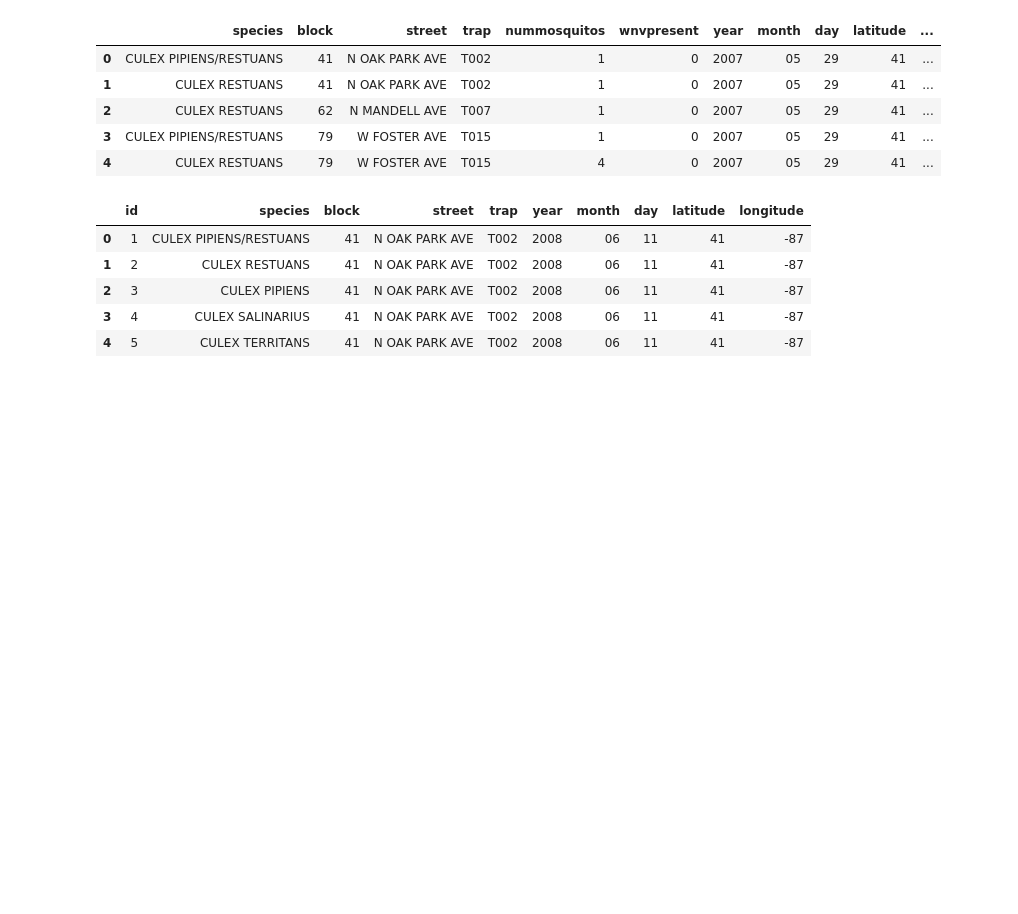
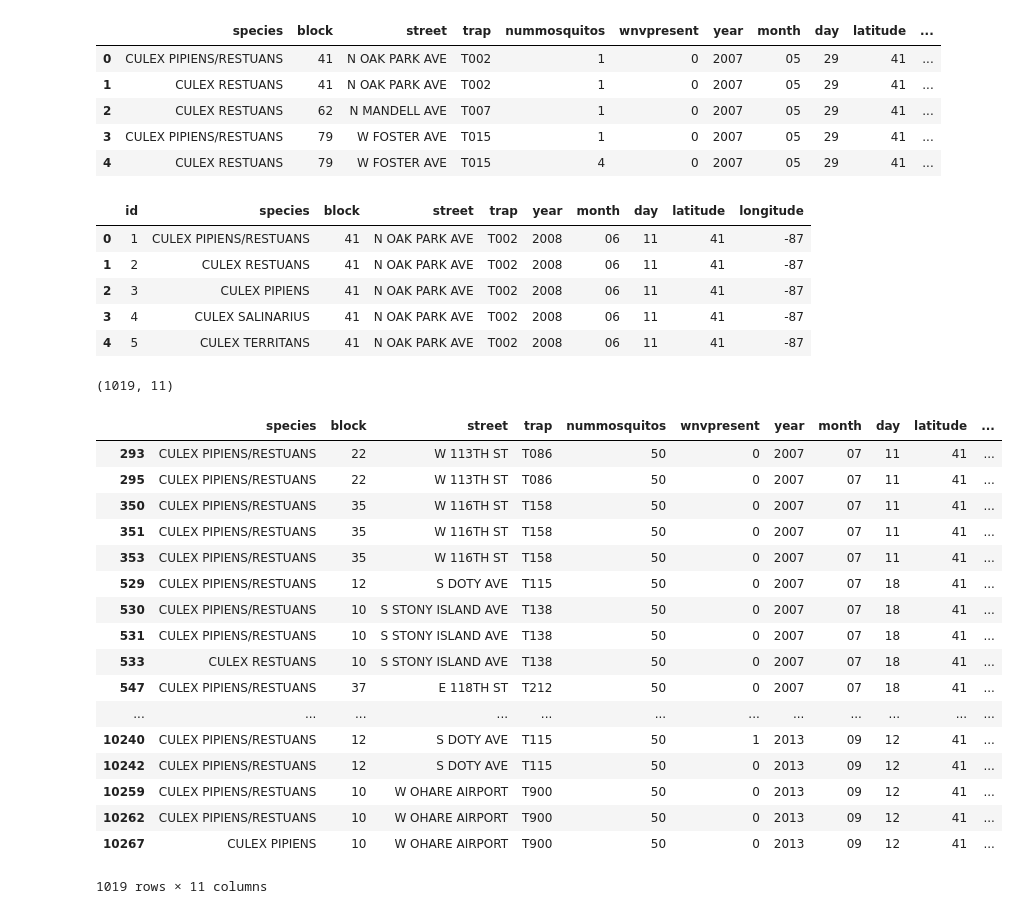
Before and after one commit to cheekeet86/project_4, a Jupyter notebook: code/1_clean_train_test.ipynb, the cells around one changed output. Cells and saved outputs as stored; diff of their text form; code cells hidden in the pictures; blank space fills up the shorter version.

Commit message:
clean test train and spray data, wip

```diff
--- a/code/1_clean_train_test.ipynb
+++ b/code/1_clean_train_test.ipynb
@@ -122,3 +122,28 @@ test.head()
 | 2 | 3 | CULEX PIPIENS | 41 | N OAK PARK AVE | T002 | 2008 | 06 | 11 | 41 | -87 |
 | 3 | 4 | CULEX SALINARIUS | 41 | N OAK PARK AVE | T002 | 2008 | 06 | 11 | 41 | -87 |
 | 4 | 5 | CULEX TERRITANS | 41 | N OAK PARK AVE | T002 | 2008 | 06 | 11 | 41 | -87 |
+# %%
+train[train.nummosquitos==50].shape
+# %% [output]
+(1019, 11)
+# %%
+train[train.nummosquitos==50]
+# %% [output]
+|  | species | block | street | trap | nummosquitos | wnvpresent | year | month | day | latitude | ... |
+| 293 | CULEX PIPIENS/RESTUANS | 22 | W 113TH ST | T086 | 50 | 0 | 2007 | 07 | 11 | 41 | ... |
+| 295 | CULEX PIPIENS/RESTUANS | 22 | W 113TH ST | T086 | 50 | 0 | 2007 | 07 | 11 | 41 | ... |
+| 350 | CULEX PIPIENS/RESTUANS | 35 | W 116TH ST | T158 | 50 | 0 | 2007 | 07 | 11 | 41 | ... |
+| 351 | CULEX PIPIENS/RESTUANS | 35 | W 116TH ST | T158 | 50 | 0 | 2007 | 07 | 11 | 41 | ... |
+| 353 | CULEX PIPIENS/RESTUANS | 35 | W 116TH ST | T158 | 50 | 0 | 2007 | 07 | 11 | 41 | ... |
+| 529 | CULEX PIPIENS/RESTUANS | 12 | S DOTY AVE | T115 | 50 | 0 | 2007 | 07 | 18 | 41 | ... |
+| 530 | CULEX PIPIENS/RESTUANS | 10 | S STONY ISLAND AVE | T138 | 50 | 0 | 2007 | 07 | 18 | 41 | ... |
+| 531 | CULEX PIPIENS/RESTUANS | 10 | S STONY ISLAND AVE | T138 | 50 | 0 | 2007 | 07 | 18 | 41 | ... |
+| 533 | CULEX RESTUANS | 10 | S STONY ISLAND AVE | T138 | 50 | 0 | 2007 | 07 | 18 | 41 | ... |
+| 547 | CULEX PIPIENS/RESTUANS | 37 | E 118TH ST | T212 | 50 | 0 | 2007 | 07 | 18 | 41 | ... |
+| ... | ... | ... | ... | ... | ... | ... | ... | ... | ... | ... | ... |
+| 10240 | CULEX PIPIENS/RESTUANS | 12 | S DOTY AVE | T115 | 50 | 1 | 2013 | 09 | 12 | 41 | ... |
+| 10242 | CULEX PIPIENS/RESTUANS | 12 | S DOTY AVE | T115 | 50 | 0 | 2013 | 09 | 12 | 41 | ... |
+| 10259 | CULEX PIPIENS/RESTUANS | 10 | W OHARE AIRPORT | T900 | 50 | 0 | 2013 | 09 | 12 | 41 | ... |
+| 10262 | CULEX PIPIENS/RESTUANS | 10 | W OHARE AIRPORT | T900 | 50 | 0 | 2013 | 09 | 12 | 41 | ... |
+| 10267 | CULEX PIPIENS | 10 | W OHARE AIRPORT | T900 | 50 | 0 | 2013 | 09 | 12 | 41 | ... |
+1019 rows × 11 columns
```
Also changed, not shown: parts of 7 cells of this notebook.
